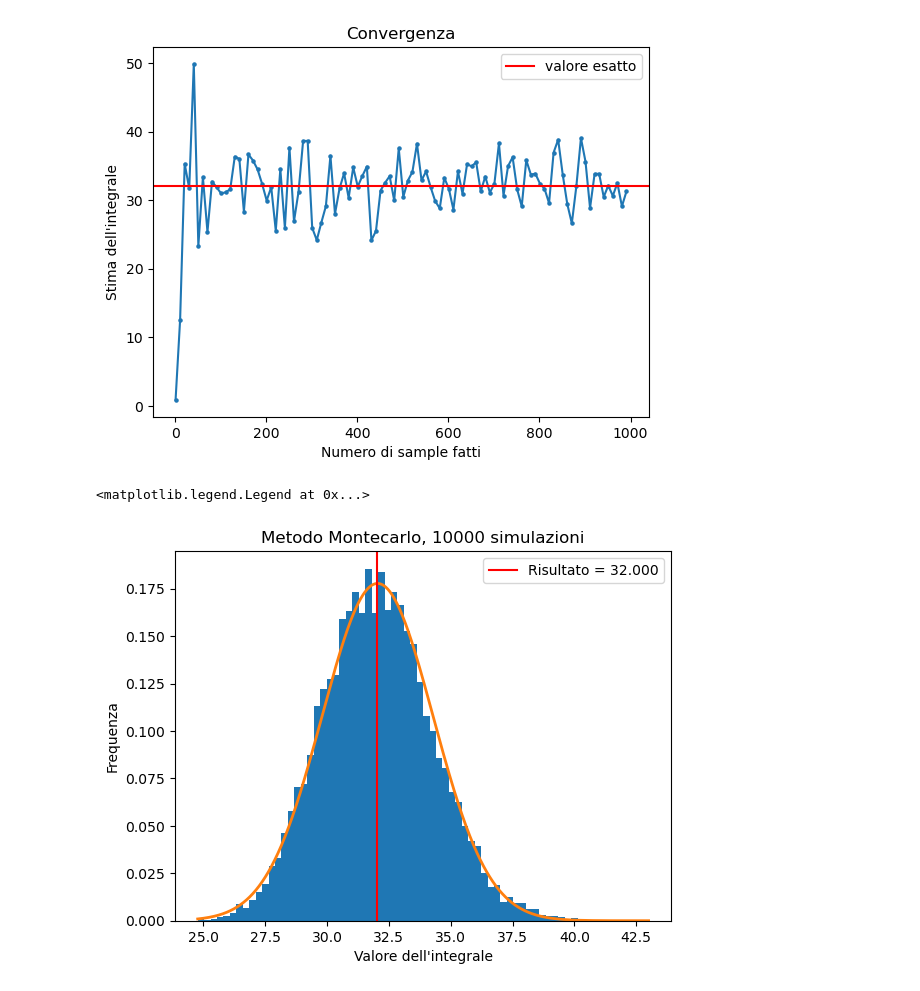
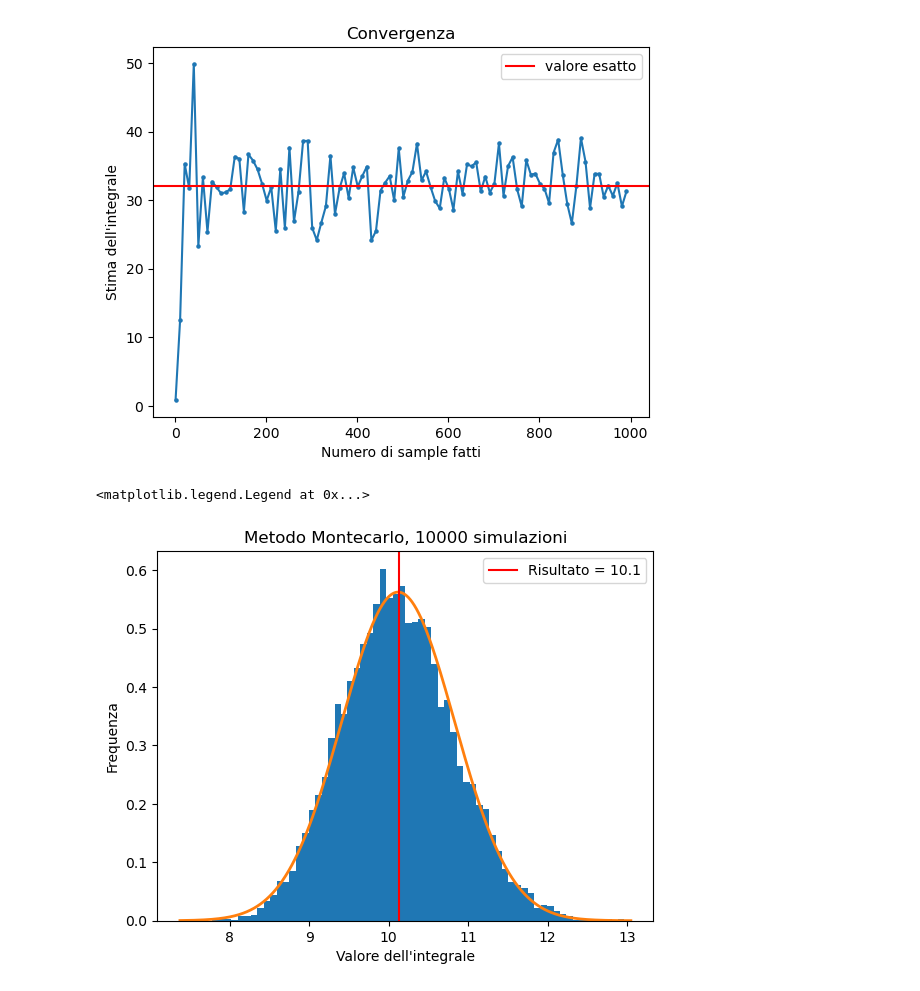
Before and after one commit to lsabatino03/astrostatistics_bicocca_2026, a Jupyter notebook: working/L03_NastyIntegral.ipynb, the cells around one changed output. Cells and saved outputs as stored; diff of their text form; code cells hidden in the pictures.

```diff
--- a/working/L03_NastyIntegral.ipynb
+++ b/working/L03_NastyIntegral.ipynb
@@ -73,34 +73,34 @@ plt.show()
 [figure]
 [figure]
 # %%
-sigma = 2
+sigma = 1.5
 ris = 2*sigma**4
 stima = []
 
 simulazioni = 10000
 
 sample = 1000  #fisso numero di sample
 
 for i in range(simulazioni): #faccio tante simulazioni Montecarlo
     xi = np.abs(np.random.normal(0, sigma, sample))
     integral = np.sqrt(2*np.pi*sigma**2) * np.mean(xi**3)/2
     stima.append(integral)
 
 mean = np.mean(stima)        # stima della media μ
 std = np.std(stima, ddof=1)
 
 x = np.linspace(min(stima), max(stima), 1000)
 gauss = norm.pdf(x, loc=mean, scale=std)
 
 
 plt.figure()
 plt.hist(stima, bins=70, density = True)
 plt.plot(x, gauss, lw=2)
-plt.axvline(ris, color = 'red', label = f'Risultato = {ris:.3f}')
+plt.axvline(ris, color = 'red', label = f'Risultato = {ris:.1f}')
 plt.title(f'Metodo Montecarlo, {simulazioni} simulazioni')
 plt.xlabel("Valore dell'integrale")
 plt.ylabel('Frequenza')
 plt.legend()
 # %% [output]
 <matplotlib.legend.Legend at 0x...>
-[figure, old version]
+[figure, new version]
```
Also changed, not shown: 1 other file.
